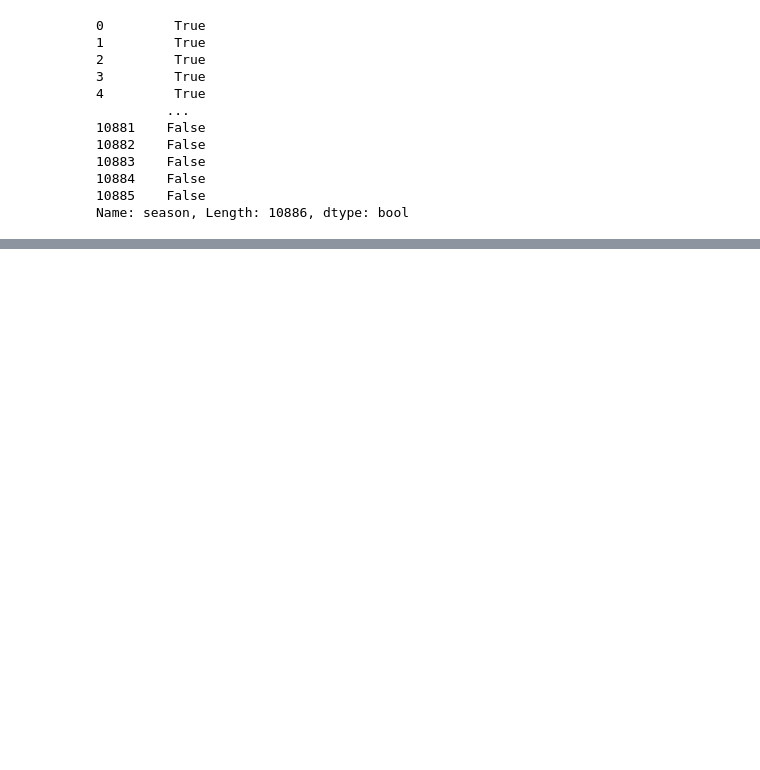
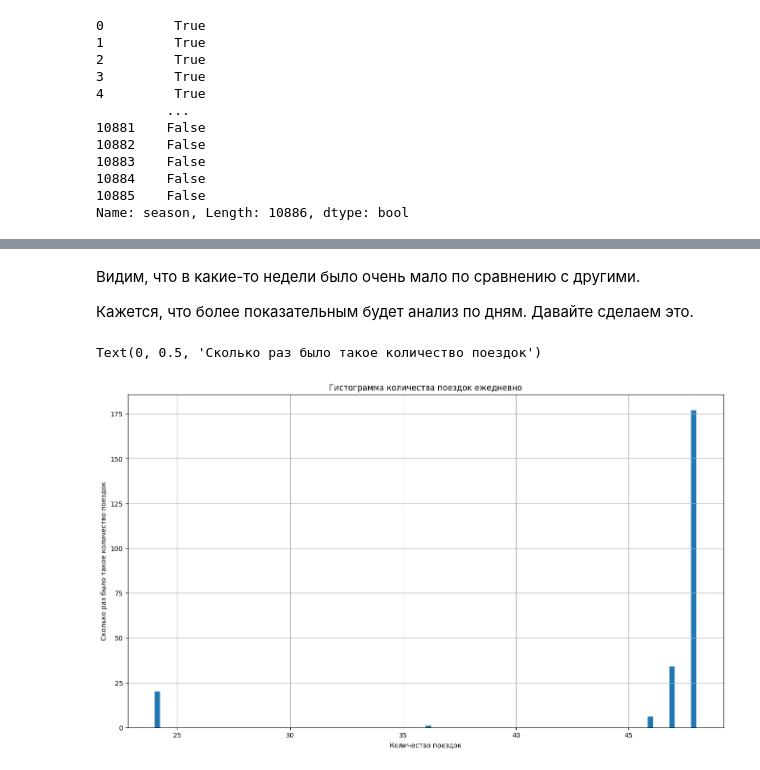
Before and after one commit to Alexey3250/Start_ML, a Jupyter notebook: Applied programming in Python Notes.ipynb, the cells around one changed output, grey strips where cells are left out. Cells and saved outputs as stored; diff of their text form; code cells hidden in the pictures; blank space fills up the shorter version.

```diff
--- a/Applied programming in Python Notes.ipynb
+++ b/Applied programming in Python Notes.ipynb
@@ -4312,0 +4853,20 @@ Name: season, Length: 10886, dtype: bool
+# %% [markdown]
+Видим, что в какие-то недели было очень мало по сравнению с другими.
+
+Кажется, что более показательным будет анализ по дням. Давайте сделаем это.
+# %%
+ax = df_1.groupby(
+    df_1['datetime'].dt.dayofyear  # группируем по дням
+).agg({
+    'datetime': 'count'  # считаем количество записей в группе
+}).hist(  # строим гистограмму
+    bins=100,
+    figsize=(16, 9)
+)
+ax = ax[0, 0]  # matplotlib возвращает двумерный массив, распакуем его
+ax.set_title('Гистограмма количества поездок ежедневно')
+ax.set_xlabel('Количество поездок')
+ax.set_ylabel('Сколько раз было такое количество поездок')
+# %% [output]
+Text(0, 0.5, 'Сколько раз было такое количество поездок')
+[figure, added]
```
Also changed, not shown: parts of 84 cells of this notebook, 3 other files.
